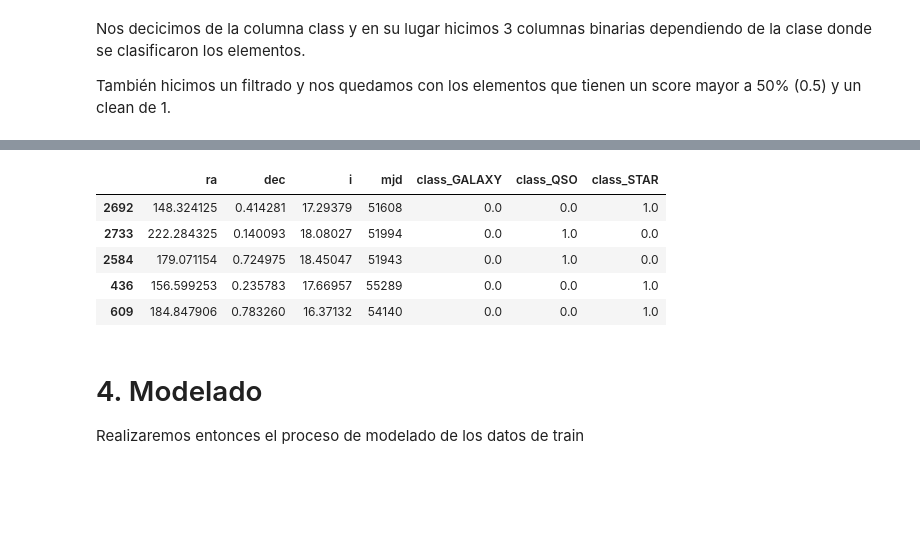
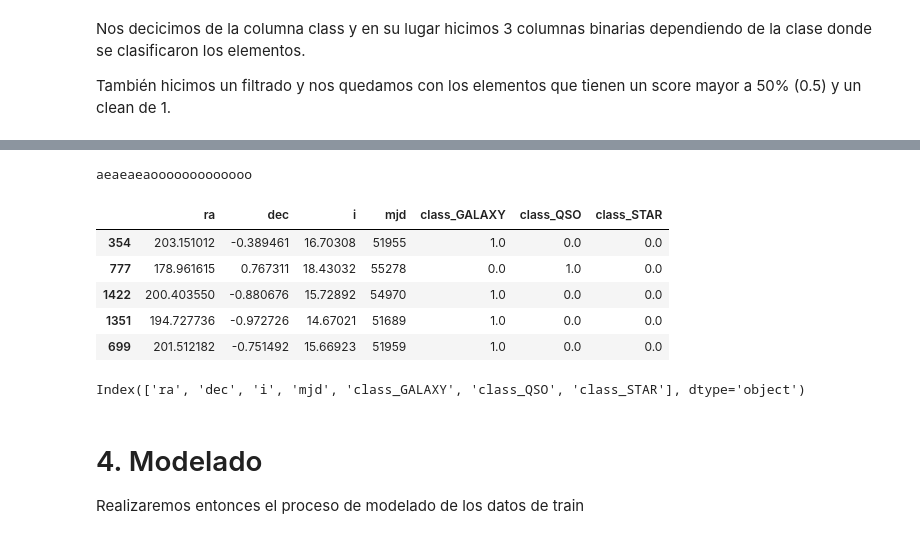
Before and after one commit to G17-BI-2025-1/Lab_1, a Jupyter notebook: lab1_BI.ipynb, the cells around one changed output, grey strips where cells are left out. Drawn from its saved outputs; the diff is of its cells as text; code cells hidden in the pictures; blank space fills up the shorter version.

```diff
--- a/lab1_BI.ipynb
+++ b/lab1_BI.ipynb
@@ -594,18 +595,31 @@ X_train.sample(5)
 5 rows × 21 columns
 # %%
 #Definimos las variables de la regresión a utilizar
-variables_reg = ["ra", "dec", "i", "mjd", "class_GALAXY", "class_QSO", "class_STAR"]
+def var_reg(x_train):
+    if 'redshift' in x_train.columns:
+       x_train = x_train.drop(columns=['redshift'])
+    variables_reg = ["ra", "dec", "i", "mjd", "class_GALAXY", "class_QSO", "class_STAR"]
+    x_train = x_train.drop(columns=[column for column in X_train.columns if column not in variables_reg])
+    print("aeaeaeaooooooooooooo")
+    x_train.sample(5)
+    return x_train
 
-X_train = X_train.drop(columns=[column for column in X_train.columns if column not in variables_reg])
+
+X_train = var_reg(X_train)
 
 X_train.sample(5)
 # %% [output]
+aeaeaeaooooooooooooo
 |  | ra | dec | i | mjd | class_GALAXY | class_QSO | class_STAR |
-| 2692 | 148.324125 | 0.414281 | 17.29379 | 51608 | 0.0 | 0.0 | 1.0 |
-| 2733 | 222.284325 | 0.140093 | 18.08027 | 51994 | 0.0 | 1.0 | 0.0 |
-| 2584 | 179.071154 | 0.724975 | 18.45047 | 51943 | 0.0 | 1.0 | 0.0 |
-| 436 | 156.599253 | 0.235783 | 17.66957 | 55289 | 0.0 | 0.0 | 1.0 |
-| 609 | 184.847906 | 0.783260 | 16.37132 | 54140 | 0.0 | 0.0 | 1.0 |
+| 354 | 203.151012 | -0.389461 | 16.70308 | 51955 | 1.0 | 0.0 | 0.0 |
+| 777 | 178.961615 | 0.767311 | 18.43032 | 55278 | 0.0 | 1.0 | 0.0 |
+| 1422 | 200.403550 | -0.880676 | 15.72892 | 54970 | 1.0 | 0.0 | 0.0 |
+| 1351 | 194.727736 | -0.972726 | 14.67021 | 51689 | 1.0 | 0.0 | 0.0 |
+| 699 | 201.512182 | -0.751492 | 15.66923 | 51959 | 1.0 | 0.0 | 0.0 |
+# %%
+X_train.columns
+# %% [output]
+Index(['ra', 'dec', 'i', 'mjd', 'class_GALAXY', 'class_QSO', 'class_STAR'], dtype='object')
 # %% [markdown]
 # 4. Modelado
 
```
Also changed, not shown: parts of 24 cells of this notebook.
